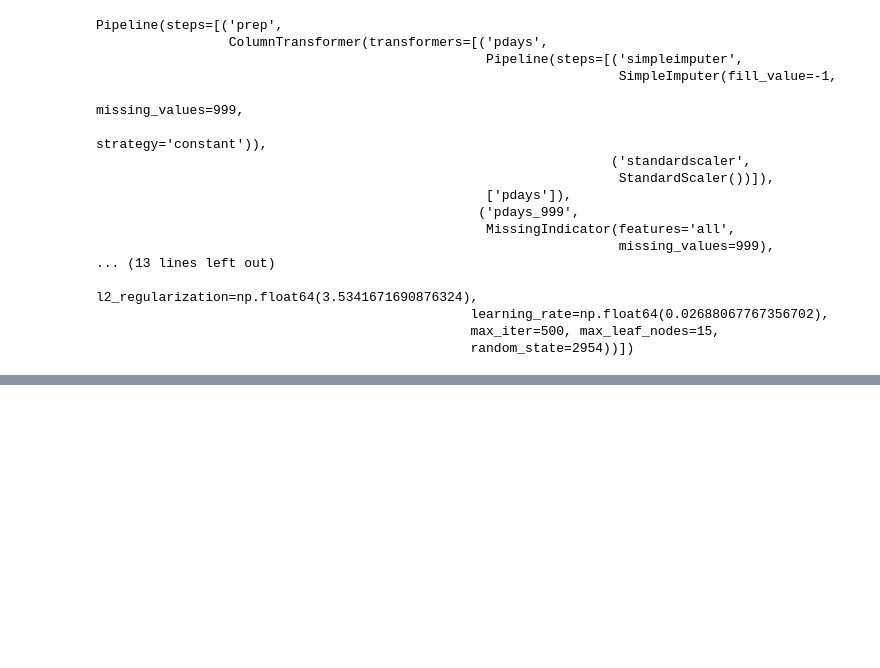
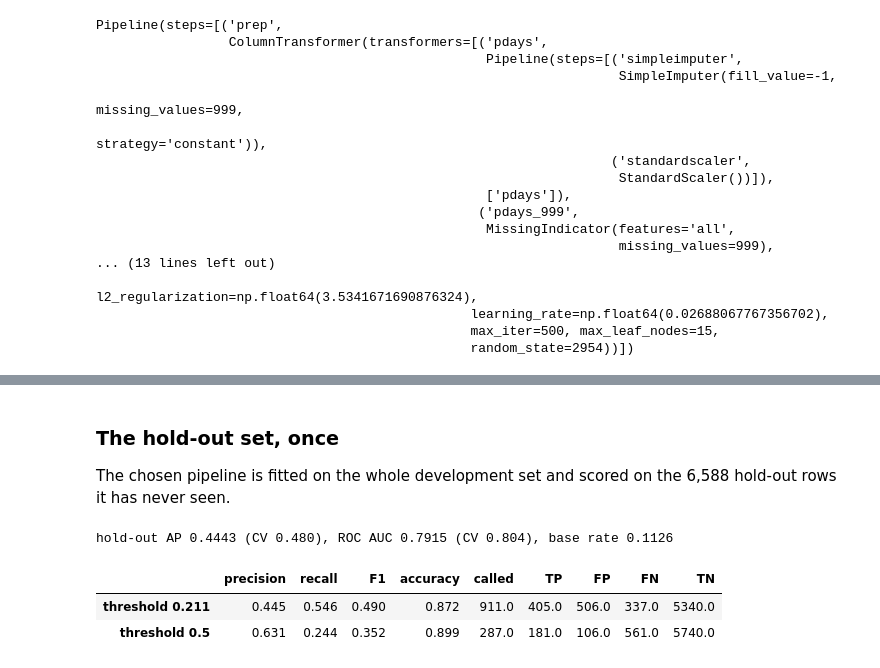
Before and after one commit to abo-code-1/task-03-ML-course, a Jupyter notebook: Imamsidikov_task3.ipynb, the cells around one changed output, grey strips where cells are left out. Cells and saved outputs as stored; diff of their text form; code cells hidden in the pictures; blank space fills up the shorter version.

```diff
--- a/Imamsidikov_task3.ipynb
+++ b/Imamsidikov_task3.ipynb
@@ -841,0 +887,28 @@ Pipeline(steps=[('prep',
+# %% [markdown]
+### The hold-out set, once
+
+The chosen pipeline is fitted on the whole development set and scored on the 6,588 hold-out rows it has never seen.
+# %%
+final_pipe.fit(X_dev, y_dev)
+p_hold = final_pipe.predict_proba(X_hold)[:, 1]
+
+
+def at_threshold(y_true, p, t):
+    pred = (p >= t).astype(int)
+    tn, fp, fn, tp = confusion_matrix(y_true, pred).ravel()
+    return {"precision": tp / (tp + fp), "recall": tp / (tp + fn), "F1": 2 * tp / (2 * tp + fp + fn),
+            "accuracy": (tp + tn) / len(y_true), "called": int(tp + fp), "TP": int(tp), "FP": int(fp),
+            "FN": int(fn), "TN": int(tn)}
+
+
+hold_ap, hold_auc = average_precision_score(y_hold, p_hold), roc_auc_score(y_hold, p_hold)
+print(f"hold-out AP {hold_ap:.4f} (CV {cv_table().loc['gradient boosting, tuned', 'AP']:.3f}), "
+      f"ROC AUC {hold_auc:.4f} (CV {cv_table().loc['gradient boosting, tuned', 'ROC AUC']:.3f}), "
+      f"base rate {y_hold.mean():.4f}")
+pd.DataFrame({f"threshold {THRESHOLD:.3f}": at_threshold(y_hold, p_hold, THRESHOLD),
+              "threshold 0.5": at_threshold(y_hold, p_hold, 0.5)}).T.round(3)
+# %% [output]
+hold-out AP 0.4443 (CV 0.480), ROC AUC 0.7915 (CV 0.804), base rate 0.1126
+|  | precision | recall | F1 | accuracy | called | TP | FP | FN | TN |
+| threshold 0.211 | 0.445 | 0.546 | 0.490 | 0.872 | 911.0 | 405.0 | 506.0 | 337.0 | 5340.0 |
+| threshold 0.5 | 0.631 | 0.244 | 0.352 | 0.899 | 287.0 | 181.0 | 106.0 | 561.0 | 5740.0 |
```
Also changed, not shown: parts of 8 cells of this notebook, 1 other file.
